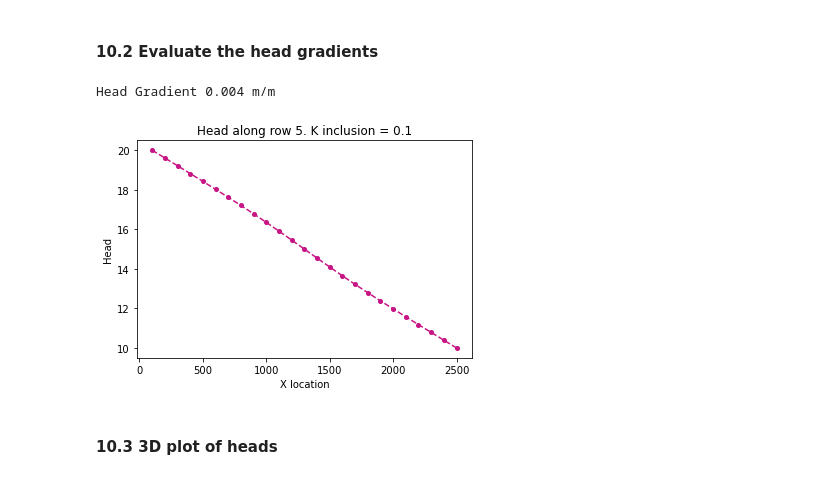
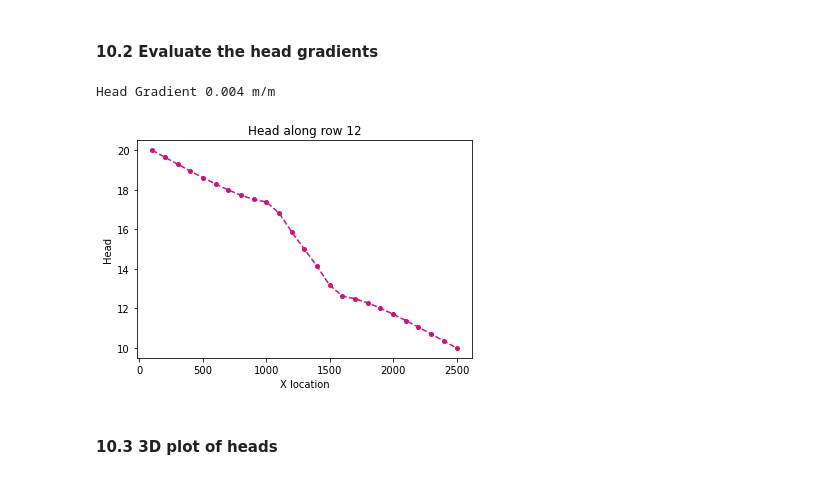
Before and after one commit to GW-modelling-Spring2022/homework-xenidegracia, a Jupyter notebook: Working/HW2_BoxModel_manual/FromHW3to2/BoxModel_flopy.ipynb, the cells around one changed output. Drawn from its saved outputs; the diff is of its cells as text; code cells hidden in the pictures.

```diff
--- a/Working/HW2_BoxModel_manual/FromHW3to2/BoxModel_flopy.ipynb
+++ b/Working/HW2_BoxModel_manual/FromHW3to2/BoxModel_flopy.ipynb
@@ -401,21 +422,21 @@ Flow (m3/d). K inclusion = 0.1
 # %%
 head_fig = plt.figure()
 x=np.arange(100,2600,100)
-y=head[0,5,:]
+y=head[0,12,:]
 plt.plot(x,y,marker='o', color='mediumvioletred', markersize=4, linestyle='--')
 plt.xlabel('X location')
 plt.ylabel('Head')
-plt.title("Head along row 5. K inclusion = " + str(K_vals[10,10,0]))
+plt.title("Head along row 12") #. K inclusion = " #+ str(K_vals[10,10,0]))
 #plt.axvline(x=1200)
 
 #Save figure
 # plt.savefig('Head_Transect.png') #save figure as a png
 
-hgrad=(head[0,5,0]-head[0,5,-1])/Lx
+hgrad=(head[0,12,0]-head[0,12,-1])/Lx
 print("Head Gradient", hgrad, "m/m")
 # %% [output]
 Head Gradient 0.004 m/m
-[figure, old version]
+[figure, new version]
 # %% [markdown]
 #### 10.3 3D plot of heads
 # %%
```
Also changed, not shown: parts of 6 cells of this notebook, 3 other files.
